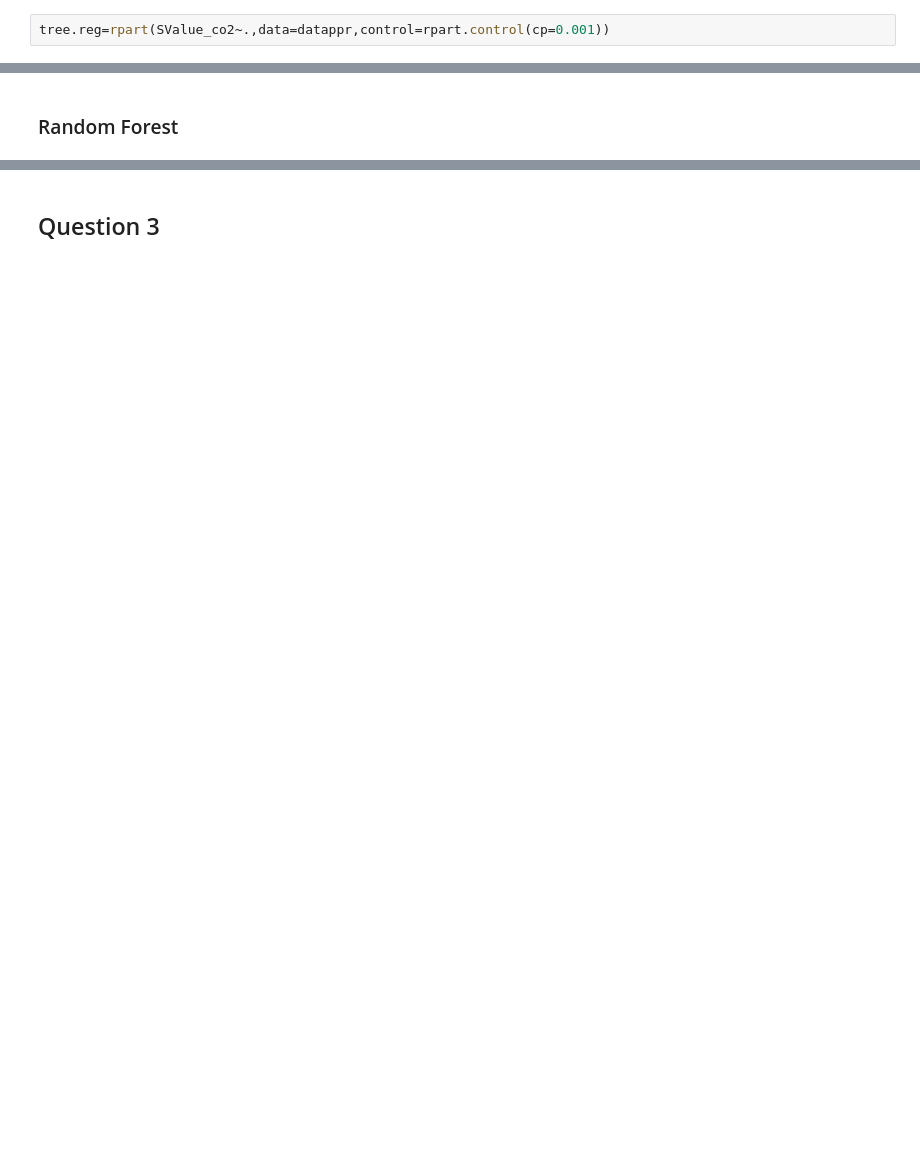
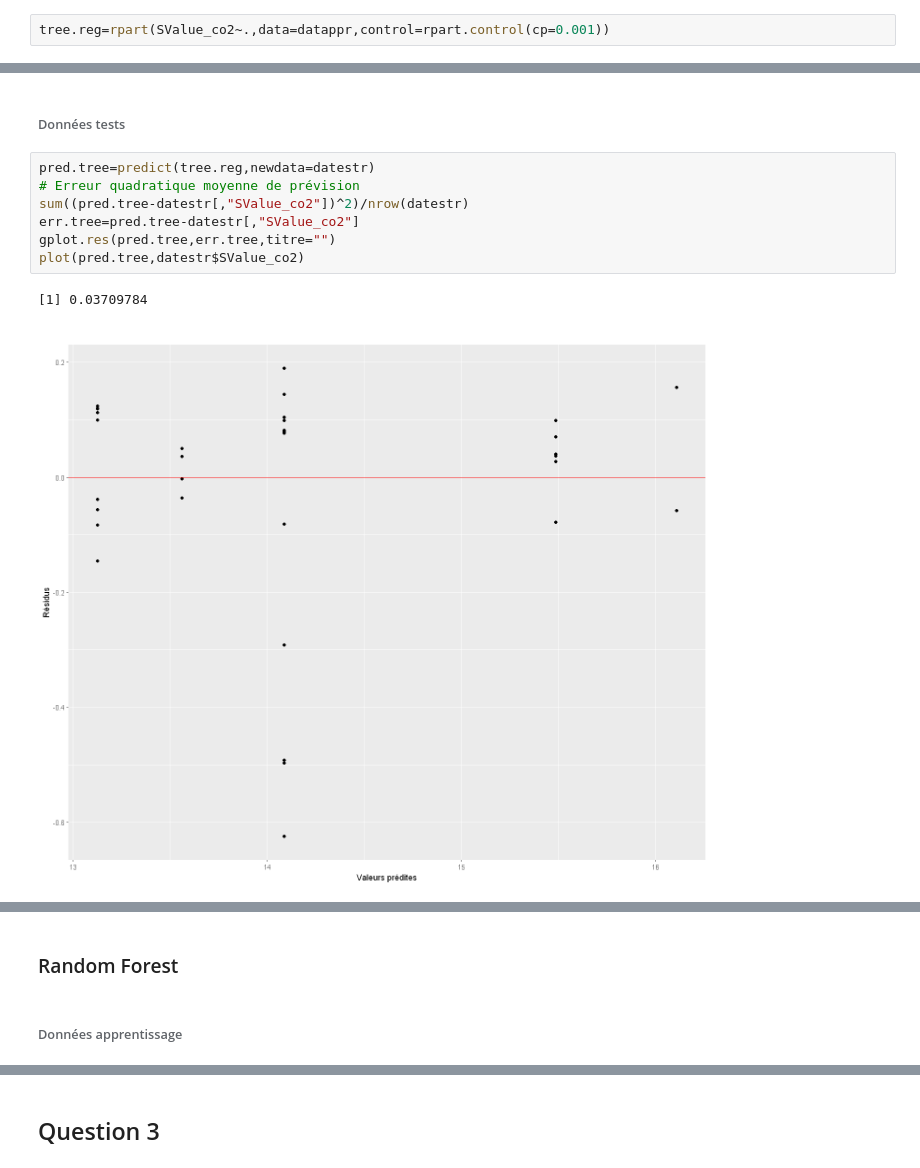
Before and after one commit to Mathilde-Mrs/Projet_machine_learning, a Jupyter notebook: notebookR_modif.ipynb, the cells around one changed output, grey strips where cells are left out. Cells and saved outputs as stored; diff of their text form; blank space fills up the shorter version.

```diff
--- a/notebookR_modif.ipynb
+++ b/notebookR_modif.ipynb
@@ -1163,0 +1228,12 @@ paste("R2 =", R2_a)
+# %% [markdown]
+###### Données tests
+# %%
+pred.tree=predict(tree.reg,newdata=datestr)
+# Erreur quadratique moyenne de prévision
+sum((pred.tree-datestr[,"SValue_co2"])^2)/nrow(datestr)
+err.tree=pred.tree-datestr[,"SValue_co2"]
+gplot.res(pred.tree,err.tree,titre="")
+plot(pred.tree,datestr$SValue_co2)
+# %% [output]
+[1] 0.03709784
+[figure, added]
@@ -1164,5 +1241,7 @@ paste("R2 =", R2_a)
 # %% [markdown]
 ### Random Forest
+# %% [markdown]
+###### Données apprentissage
 # %%
 temps_debut <- Sys.time()
 rf.reg=randomForest(SValue_co2~., data=datappr,xtest=datestr[,-15],ytest=datestr[,"SValue_co2"],
```
Also changed, not shown: parts of 58 cells of this notebook.
